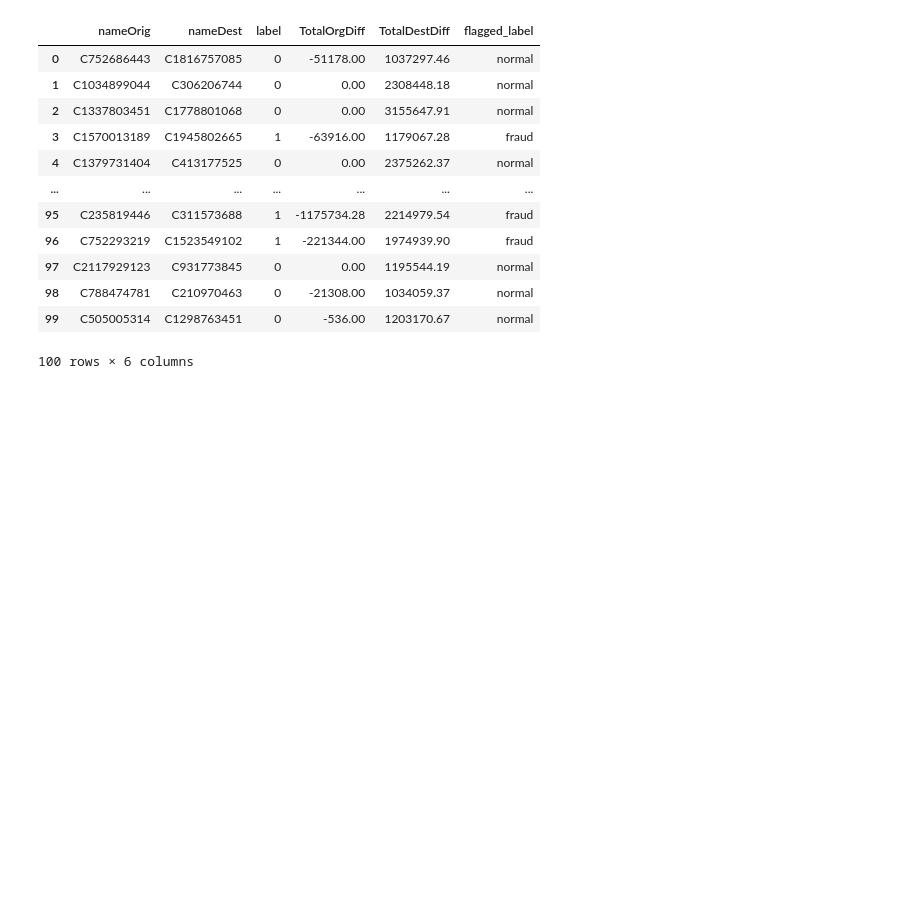
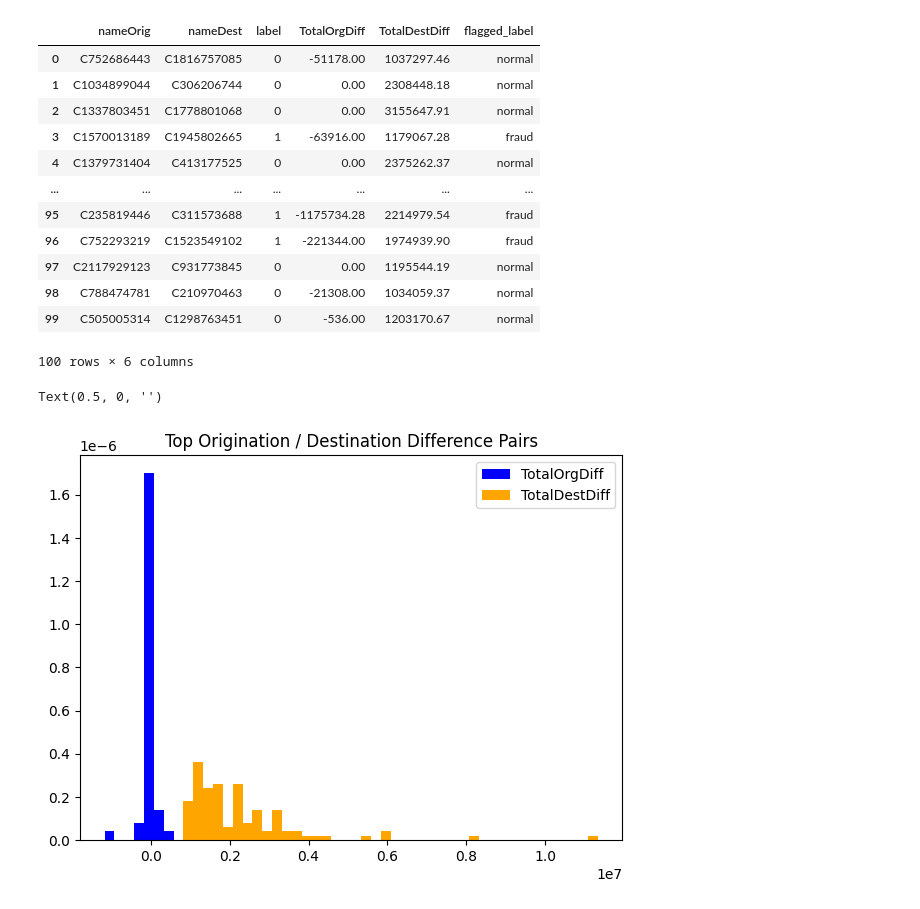
Before and after one commit to FelixQLe/Detect_Financial_Fraud_at_Scale_with_decision_Trees, a Jupyter notebook: Detect_Financial_fraud_use_mlflow_spark.ipynb, the cells around one changed output. Drawn from its saved outputs; the diff is of its cells as text; code cells hidden in the pictures; blank space fills up the shorter version.

Commit message:
finishing up Total diff Org and Dest plotting

```diff
--- a/Detect_Financial_fraud_use_mlflow_spark.ipynb
+++ b/Detect_Financial_fraud_use_mlflow_spark.ipynb
@@ -556,3 +556,35 @@ df_top_diff_Org_Dest
 | 98 | C788474781 | C210970463 | 0 | -21308.00 | 1034059.37 | normal |
 | 99 | C505005314 | C1298763451 | 0 | -536.00 | 1203170.67 | normal |
 100 rows × 6 columns
+# %%
+#library
+import matplotlib.pyplot as plt
+import matplotlib
+#load figsize
+from IPython.core.pylabtools import figsize
+%matplotlib inline
+
+matplotlib.rcParams['font.size'] = 10
+matplotlib.rcParams['figure.dpi'] = 100
+
+#create figsize
+figsize(7,5)
+
+#Create lists of data, TotalOrgDiff and TotalDestDiff
+x1 = df_top_diff_Org_Dest.TotalOrgDiff
+x2 = df_top_diff_Org_Dest.TotalDestDiff
+
+#Setting colors and names
+colors = ['blue', 'orange']
+names = ['TotalOrgDiff', 'TotalDestDiff']
+
+#create plot with lists of data
+plt.hist([x1, x2], bins=50, color=colors, label=names, density=True, stacked=True)
+
+#Set the legend and labels
+plt.legend()
+plt.title("Top Origination / Destination Difference Pairs")
+plt.xlabel("")
+# %% [output]
+Text(0.5, 0, '')
+[figure, added]
```
Also changed, not shown: parts of 15 cells of this notebook.
